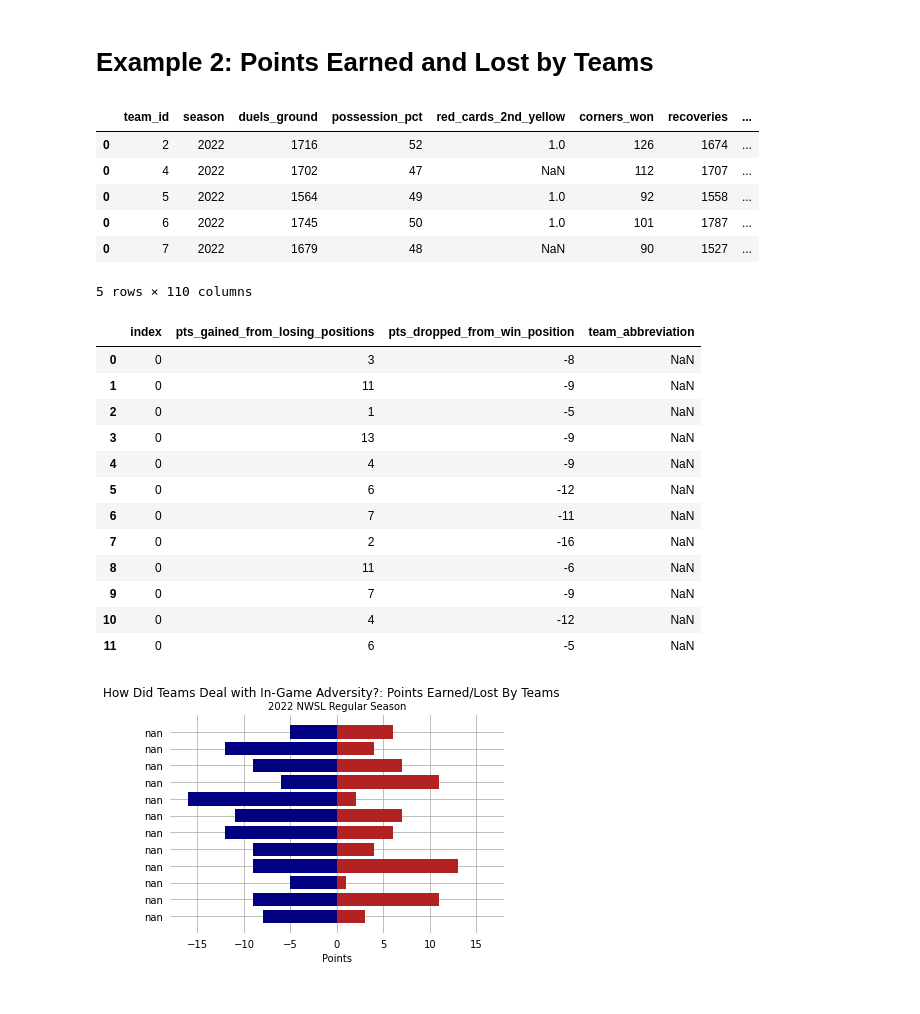
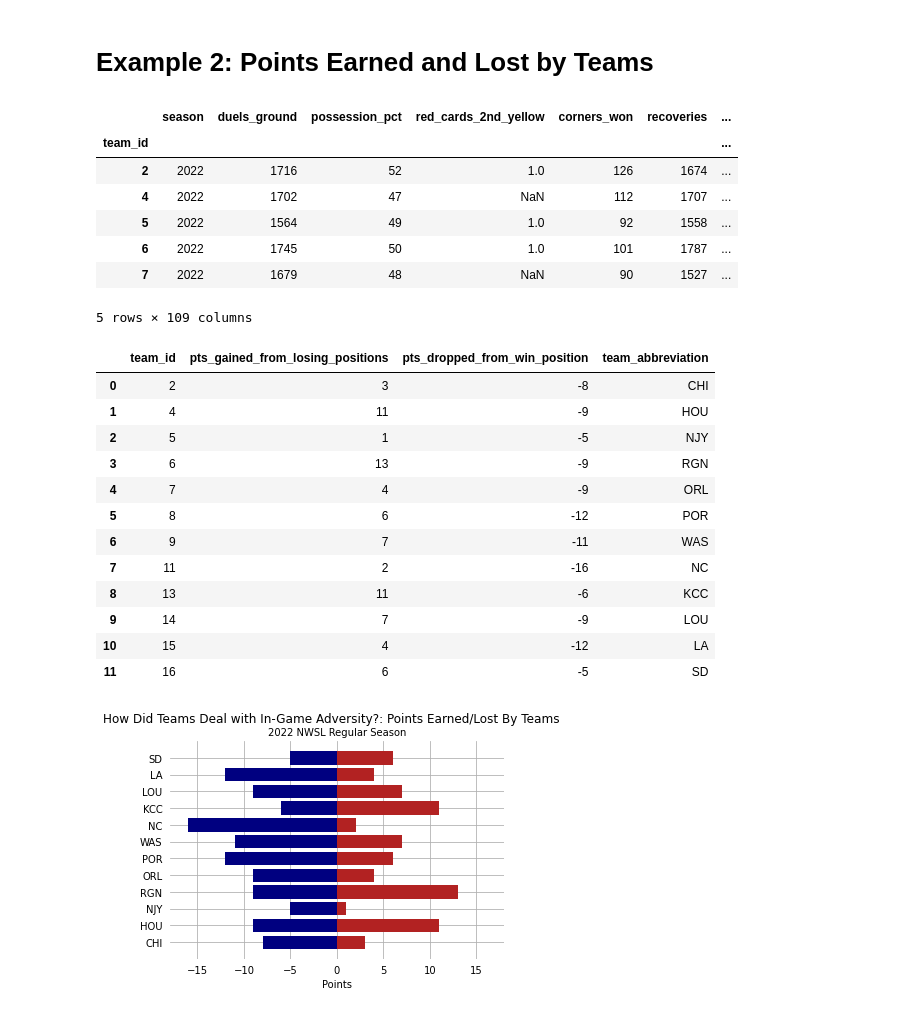
Before and after one commit to nwslR/nwslpy, a Jupyter notebook: examples/example_2.ipynb, the cells around one changed output. Drawn from its saved outputs; the diff is of its cells as text; code cells hidden in the pictures.

```diff
--- a/examples/example_2.ipynb
+++ b/examples/example_2.ipynb
@@ -7,20 +7,21 @@ import matplotlib.pyplot as plt
 # %%
 # Load all teams and season stats for the 2022 teams
 teams = nwslpy.load_teams()
 
 teams_2022 = ["CHI", "HOU", "NJY", "RGN", "ORL", "POR", "WAS", "NC", "KCC", "LOU", "LA", "SD"]
 df = pd.concat(
     [nwslpy.load_team_season_stats(team, "2022") for team in teams_2022]
-)
+).set_index("team_id")
 df.head()
 # %% [output]
-|  | team_id | season | duels_ground | possession_pct | red_cards_2nd_yellow | corners_won | recoveries | ... |
-| 0 | 2 | 2022 | 1716 | 52 | 1.0 | 126 | 1674 | ... |
-| 0 | 4 | 2022 | 1702 | 47 | NaN | 112 | 1707 | ... |
-| 0 | 5 | 2022 | 1564 | 49 | 1.0 | 92 | 1558 | ... |
-| 0 | 6 | 2022 | 1745 | 50 | 1.0 | 101 | 1787 | ... |
-| 0 | 7 | 2022 | 1679 | 48 | NaN | 90 | 1527 | ... |
+|  | season | duels_ground | possession_pct | red_cards_2nd_yellow | corners_won | recoveries | ... |
+| team_id |  |  |  |  |  |  | ... |
+| 2 | 2022 | 1716 | 52 | 1.0 | 126 | 1674 | ... |
+| 4 | 2022 | 1702 | 47 | NaN | 112 | 1707 | ... |
+| 5 | 2022 | 1564 | 49 | 1.0 | 92 | 1558 | ... |
+| 6 | 2022 | 1745 | 50 | 1.0 | 101 | 1787 | ... |
+| 7 | 2022 | 1679 | 48 | NaN | 90 | 1527 | ... |
-5 rows × 110 columns
+5 rows × 109 columns
 # %%
 # Select only the needed columns
 df = df[["pts_gained_from_losing_positions", "pts_dropped_from_win_position"]]
@@ -32,19 +33,19 @@ df["pts_dropped_from_win_position"] = -df["pts_dropped_from_win_position"]
 df = df.join(teams[["team_abbreviation"]]).reset_index()
 df
 # %% [output]
-|  | index | pts_gained_from_losing_positions | pts_dropped_from_win_position | team_abbreviation |
-| 0 | 0 | 3 | -8 | NaN |
-| 1 | 0 | 11 | -9 | NaN |
-| 2 | 0 | 1 | -5 | NaN |
-| 3 | 0 | 13 | -9 | NaN |
-| 4 | 0 | 4 | -9 | NaN |
-| 5 | 0 | 6 | -12 | NaN |
-| 6 | 0 | 7 | -11 | NaN |
-| 7 | 0 | 2 | -16 | NaN |
-| 8 | 0 | 11 | -6 | NaN |
-| 9 | 0 | 7 | -9 | NaN |
-| 10 | 0 | 4 | -12 | NaN |
-| 11 | 0 | 6 | -5 | NaN |
+|  | team_id | pts_gained_from_losing_positions | pts_dropped_from_win_position | team_abbreviation |
+| 0 | 2 | 3 | -8 | CHI |
+| 1 | 4 | 11 | -9 | HOU |
+| 2 | 5 | 1 | -5 | NJY |
+| 3 | 6 | 13 | -9 | RGN |
+| 4 | 7 | 4 | -9 | ORL |
+| 5 | 8 | 6 | -12 | POR |
+| 6 | 9 | 7 | -11 | WAS |
+| 7 | 11 | 2 | -16 | NC |
+| 8 | 13 | 11 | -6 | KCC |
+| 9 | 14 | 7 | -9 | LOU |
+| 10 | 15 | 4 | -12 | LA |
+| 11 | 16 | 6 | -5 | SD |
 # %%
 # Plot results
 fig, ax = plt.subplots()
@@ -66,4 +67,4 @@ plt.suptitle(
 )
 plt.title("2022 NWSL Regular Season", size=10);
 # %% [output]
-[figure, old version]
+[figure, new version]
```
Also changed, not shown: 1 other file.
